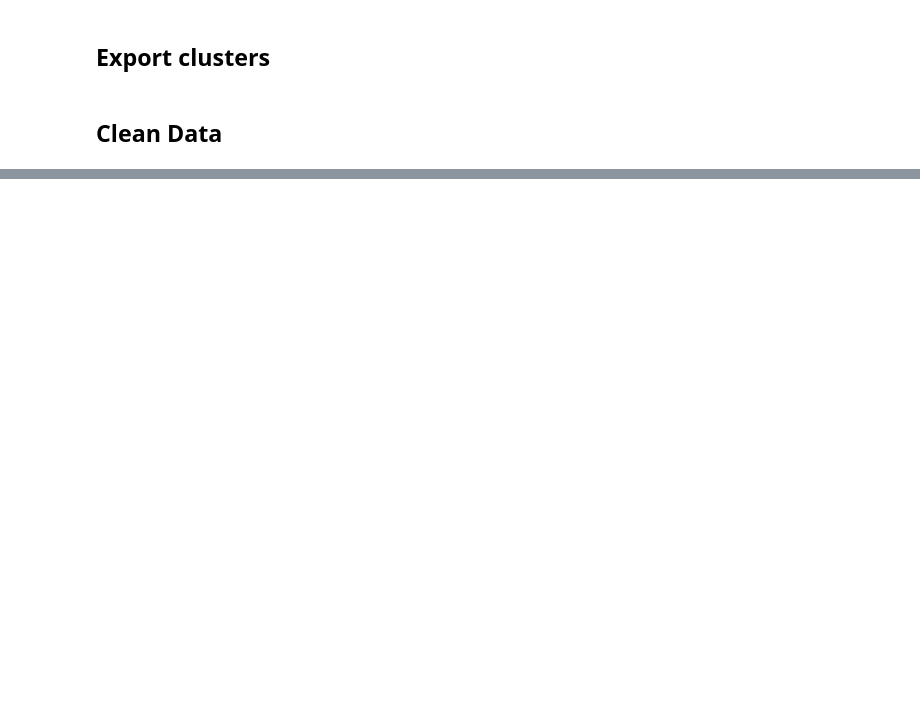
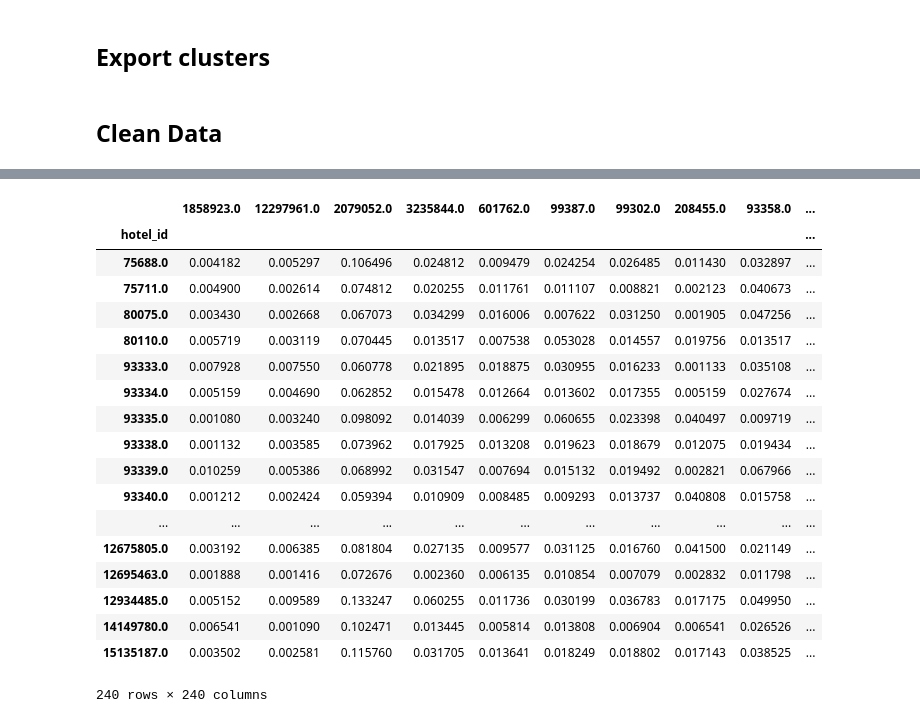
Before and after one commit to alex-miao/tripadvisor-recommender-system, a Jupyter notebook: TripAdvisor.ipynb, the cells around one changed output, grey strips where cells are left out. Cells and saved outputs as stored; diff of their text form; code cells hidden in the pictures; blank space fills up the shorter version.

```diff
--- a/TripAdvisor.ipynb
+++ b/TripAdvisor.ipynb
@@ -124,0 +109,24 @@ df = pd.DataFrame(x_scaled)
+# %%
+df = pd.read_pickle('hotels.pkl')
+# %%
+df
+# %% [output]
+|  | 1858923.0 | 12297961.0 | 2079052.0 | 3235844.0 | 601762.0 | 99387.0 | 99302.0 | 208455.0 | 93358.0 | ... |
+| hotel_id |  |  |  |  |  |  |  |  |  | ... |
+| 75688.0 | 0.004182 | 0.005297 | 0.106496 | 0.024812 | 0.009479 | 0.024254 | 0.026485 | 0.011430 | 0.032897 | ... |
+| 75711.0 | 0.004900 | 0.002614 | 0.074812 | 0.020255 | 0.011761 | 0.011107 | 0.008821 | 0.002123 | 0.040673 | ... |
+| 80075.0 | 0.003430 | 0.002668 | 0.067073 | 0.034299 | 0.016006 | 0.007622 | 0.031250 | 0.001905 | 0.047256 | ... |
+| 80110.0 | 0.005719 | 0.003119 | 0.070445 | 0.013517 | 0.007538 | 0.053028 | 0.014557 | 0.019756 | 0.013517 | ... |
+| 93333.0 | 0.007928 | 0.007550 | 0.060778 | 0.021895 | 0.018875 | 0.030955 | 0.016233 | 0.001133 | 0.035108 | ... |
+| 93334.0 | 0.005159 | 0.004690 | 0.062852 | 0.015478 | 0.012664 | 0.013602 | 0.017355 | 0.005159 | 0.027674 | ... |
+| 93335.0 | 0.001080 | 0.003240 | 0.098092 | 0.014039 | 0.006299 | 0.060655 | 0.023398 | 0.040497 | 0.009719 | ... |
+| 93338.0 | 0.001132 | 0.003585 | 0.073962 | 0.017925 | 0.013208 | 0.019623 | 0.018679 | 0.012075 | 0.019434 | ... |
+| 93339.0 | 0.010259 | 0.005386 | 0.068992 | 0.031547 | 0.007694 | 0.015132 | 0.019492 | 0.002821 | 0.067966 | ... |
+| 93340.0 | 0.001212 | 0.002424 | 0.059394 | 0.010909 | 0.008485 | 0.009293 | 0.013737 | 0.040808 | 0.015758 | ... |
+| ... | ... | ... | ... | ... | ... | ... | ... | ... | ... | ... |
+| 12675805.0 | 0.003192 | 0.006385 | 0.081804 | 0.027135 | 0.009577 | 0.031125 | 0.016760 | 0.041500 | 0.021149 | ... |
+| 12695463.0 | 0.001888 | 0.001416 | 0.072676 | 0.002360 | 0.006135 | 0.010854 | 0.007079 | 0.002832 | 0.011798 | ... |
+| 12934485.0 | 0.005152 | 0.009589 | 0.133247 | 0.060255 | 0.011736 | 0.030199 | 0.036783 | 0.017175 | 0.049950 | ... |
+| 14149780.0 | 0.006541 | 0.001090 | 0.102471 | 0.013445 | 0.005814 | 0.013808 | 0.006904 | 0.006541 | 0.026526 | ... |
+| 15135187.0 | 0.003502 | 0.002581 | 0.115760 | 0.031705 | 0.013641 | 0.018249 | 0.018802 | 0.017143 | 0.038525 | ... |
+240 rows × 240 columns
```
Also changed, not shown: parts of 7 cells of this notebook.
